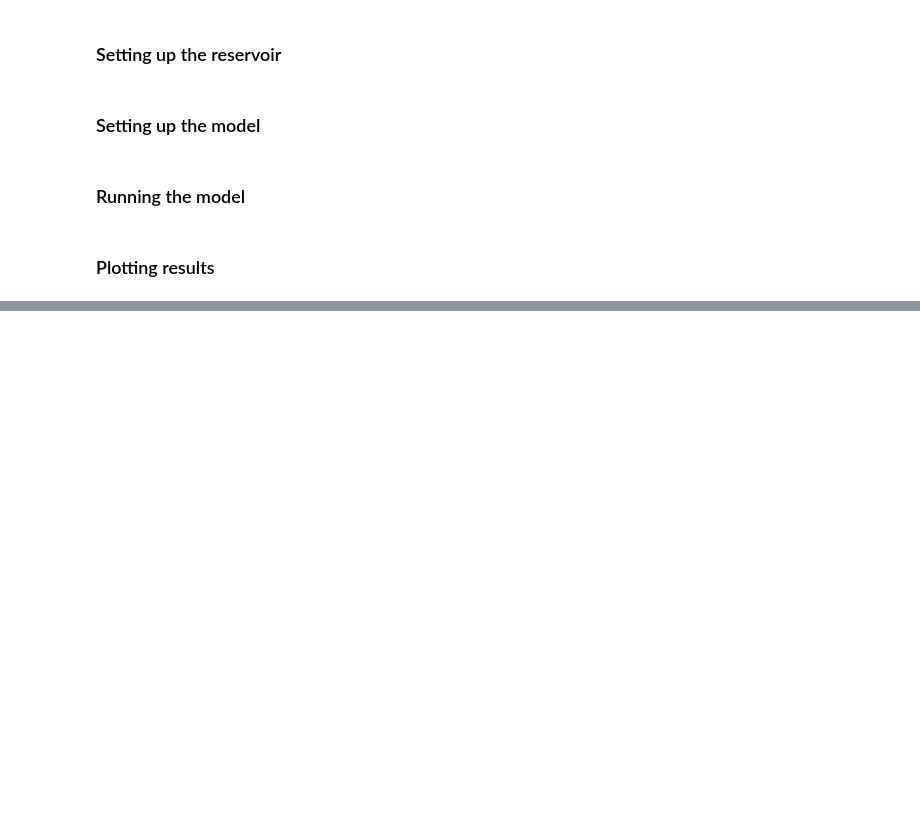
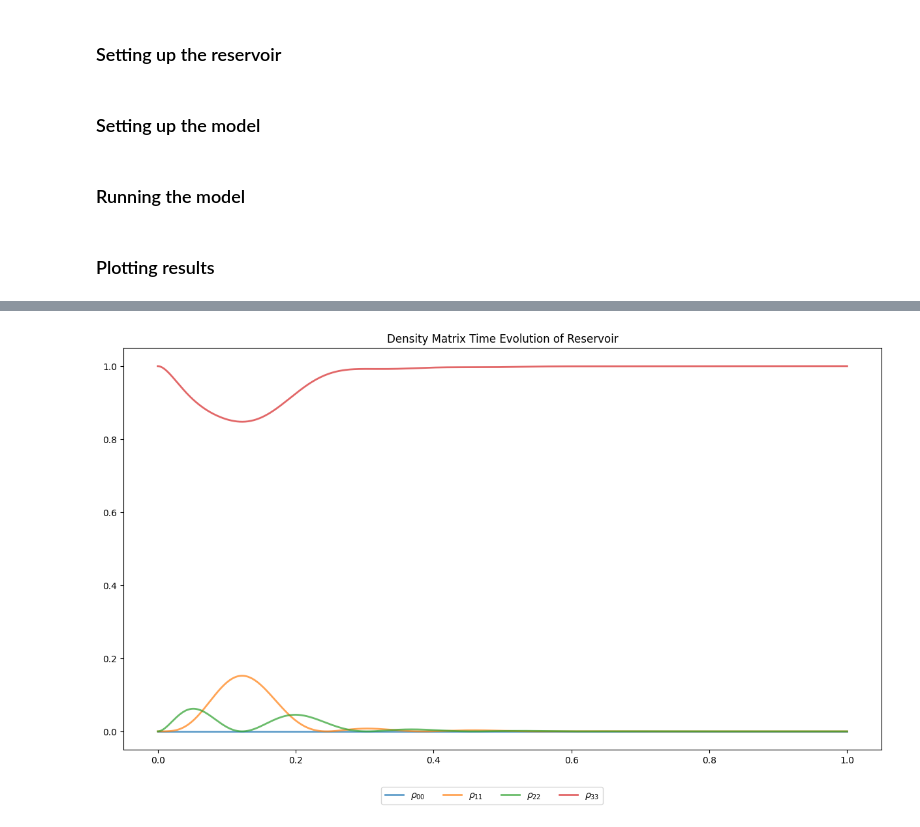
Before and after one commit to Mmackinnon01/entanglement_classifier, a Jupyter notebook: classifier/run.ipynb, the cells around one changed output, grey strips where cells are left out. Saved outputs shown, nothing was run; the diff lists cells and outputs as text; code cells hidden in the pictures; blank space fills up the shorter version.

```diff
--- a/classifier/run.ipynb
+++ b/classifier/run.ipynb
@@ -82,0 +73,4 @@ model.interface.connections
+# %%
+log.plotRes()
+# %% [output]
+[figure, added]
```
Also changed, not shown: parts of 12 cells of this notebook, 5 other files.
